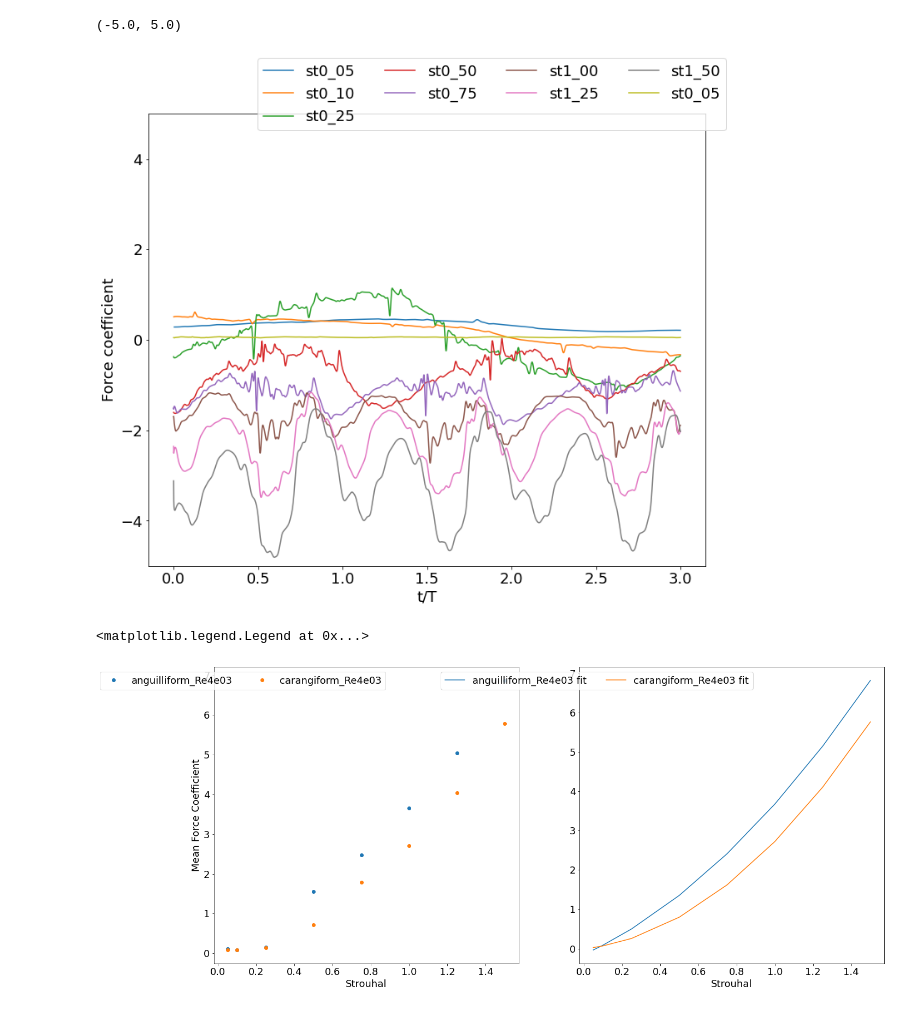
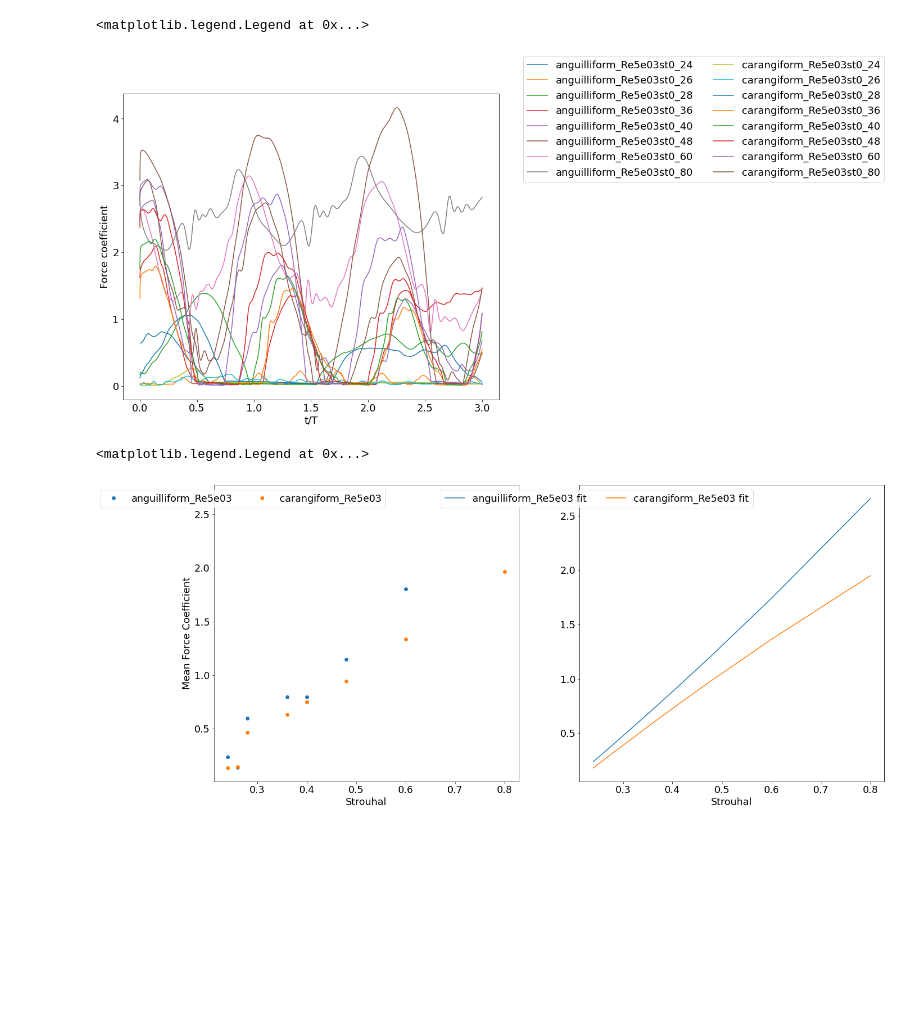
Before and after one commit to michaelcoe/Ika-Flow, a Jupyter notebook: OpenFOAM/postProcessing/Maertens_comparison.ipynb, the cells around one changed output. Saved outputs shown, nothing was run; the diff lists cells and outputs as text; code cells hidden in the pictures; blank space fills up the shorter version.

```diff
--- a/OpenFOAM/postProcessing/Maertens_comparison.ipynb
+++ b/OpenFOAM/postProcessing/Maertens_comparison.ipynb
@@ -143,27 +137,55 @@ if forceBin_flag == 1:
 # %%
 force_paths_total = []
+st = []
 
 if force_flag == 1:
     for case in force_caseDict:
         for path in force_caseDict[case][force_locations[0]]:
             force_paths_total.append(path)
+            st.append(float(path.parts[-6][2:].replace("_", ".")))
+    st = np.unique(np.array(st))
     forces = [Forces(force_path, averaged_cycles, total_cycles, True, True, 'blackman', 51) for force_path in force_paths_total]
+# %%
+base_coeff = -0.065352
+
+if force_flag == 1:
+    average_force_dict = dict()
+    for case in force_caseDict:
+        average_force_dict[case] = {}
+        average_force_dict[case]['mean'] = []
+        for force in forces:
+            if force.parent_case == case:
+                average_force_dict[case][force.specific_case] = {'time':[], 'Ft':[]}
+                T_t = (0.5 * (-force.filteredForces['pressure']['x'] + np.abs(force.filteredForces['pressure']['x'])) +
+                            0.5 * (force.filteredForces['viscous']['x'] + np.abs(force.filteredForces['viscous']['x'])))
+
+                D_t = (0.5 * (force.filteredForces['pressure']['x'] - np.abs(force.filteredForces['pressure']['x'])) +
+                            0.5 * (force.filteredForces['viscous']['x'] - np.abs(force.filteredForces['viscous']['x'])))
+
+                F_t = np.array(T_t - D_t) / density
+
+                average_force_dict[case][force.specific_case]['time']= force.filteredForces['time']
+                average_force_dict[case][force.specific_case]['Ft']= F_t
+                average_force_dict[case]['mean'].append(np.mean(F_t))
 # %%
 plt.rcParams.update({'font.size':18})
 
 fig1, ax1 = plt.subplots(figsize=(12,10))
 
-for force in forces[0:9]:
-    ax1.plot(force.filteredForces['time']/force.filteredForces['time'][-1]*averaged_cycles, force.filteredForces['total']['x']/(density*U**2*L**2), label=force.specific_case)
+for case in average_force_dict:
+    case_keys = list(average_force_dict[case].keys())
+    for sub_case in case_keys:
+        ax1.plot(average_force_dict[case][sub_case]['time']/average_force_dict[case][sub_case]['time'][-1]*averaged_cycles, average_force_dict[case][sub_case]['Ft'],
+        label=case + sub_case)
 
 ax1.set_xlabel('t/T')
 ax1.set_ylabel('Force coefficient')
-ax1.legend(ncol=4, bbox_to_anchor=(1.05, 1.14))
-ax1.set_ylim([-5, 5])
+ax1.legend(ncol=2, bbox_to_anchor=(1.05, 1.14))
+#ax1.set_ylim([-5, 5])
 #fig1.savefig(Path(figure_location).joinpath('AvgPower_St.png'))
 # %% [output]
-(-5.0, 5.0)
+<matplotlib.legend.Legend at 0x...>
-[figure, old version]
+[figure, new version]
 # %%
 forceBin_paths_top = []
 forceBin_paths_bottom = []
@@ -306,7 +271,7 @@ for case in force_caseDict:
 # %%
 fig2, (ax1, ax2) = plt.subplots(1, 2, figsize=(22,10))
 for case in average_force_dict:
-    ax1.plot(st, np.array(average_force_dict[case]) - base_coeff, 'o', label = case)
+    ax1.plot(st, np.array(average_force_dict[case]['mean']) - base_coeff, 'o', label = case)
     ax2.plot(st, np.array(average_force_fit[case]['fit'](st)), label = case + ' fit')
 
 
@@ -320,7 +285,7 @@ ax2.legend(ncol=2, bbox_to_anchor=(0.585, 1.0))
 #fig2.savefig(Path(figure_location).joinpath('AvgPower_St.png'))
 # %% [output]
 <matplotlib.legend.Legend at 0x...>
-[figure, old version]
+[figure, new version]
 # %%
 fig3, (ax1, ax2) = plt.subplots(1, 2, figsize=(22,10))
 for case in average_force_dict:
```
Also changed, not shown: parts of 11 cells of this notebook, 4 other files.
